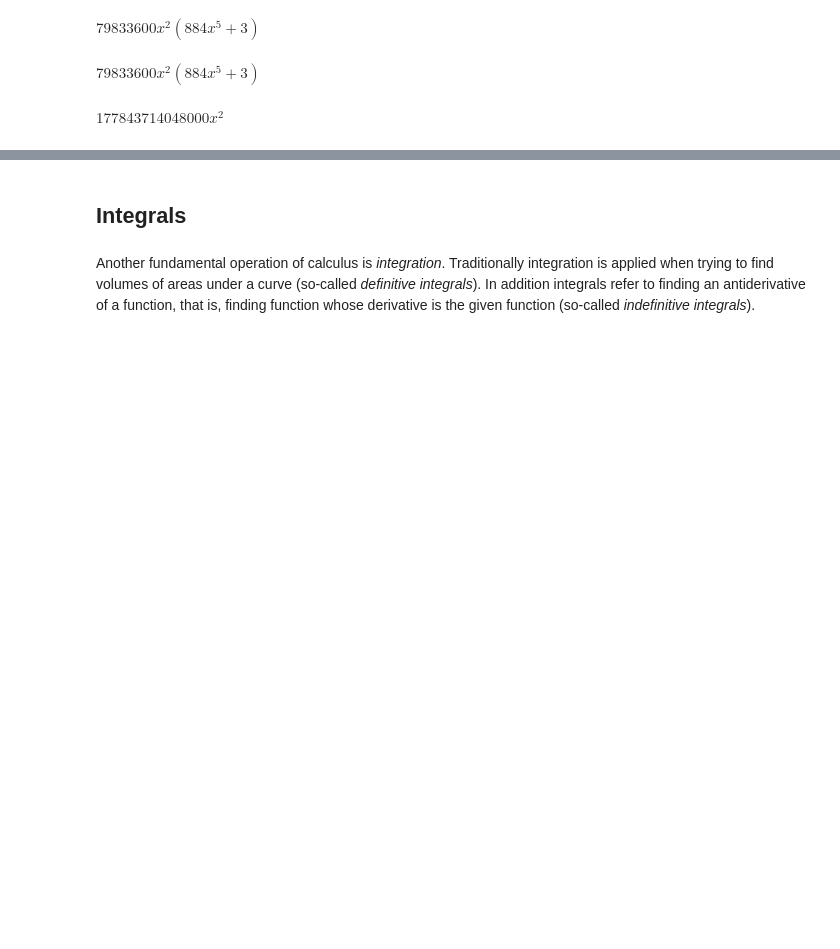
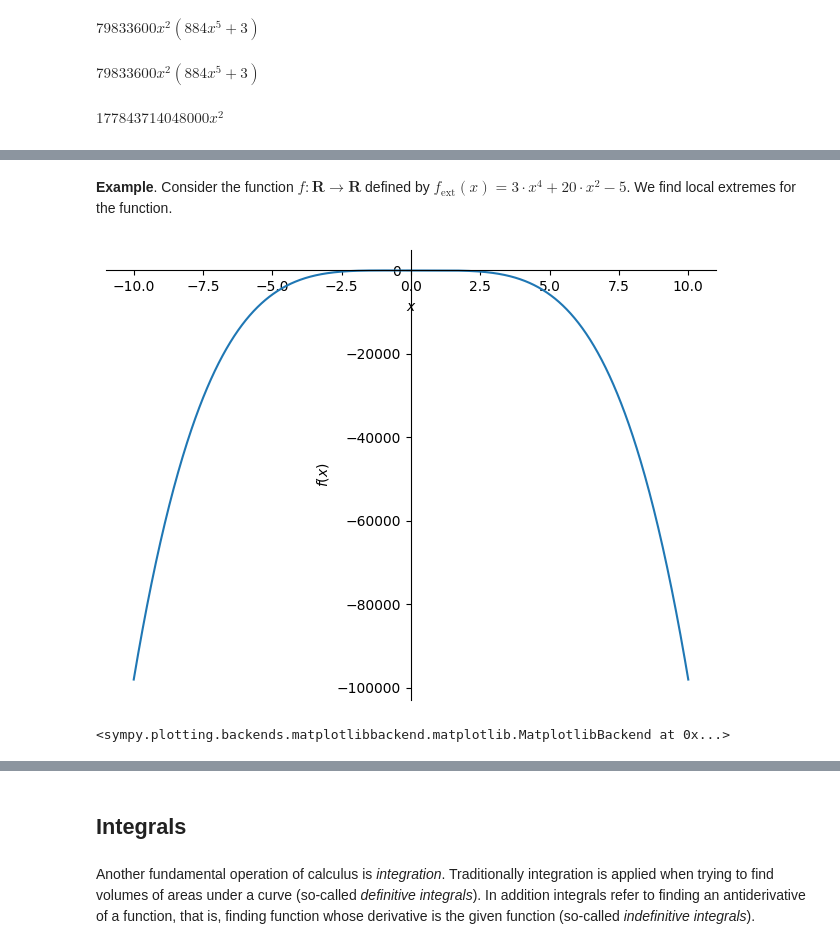
Before and after one commit to juhanurmonen/mathematics_for_data_science, a Jupyter notebook: one_variable_calculus.ipynb, the cells around one changed output, grey strips where cells are left out. Drawn from its saved outputs; the diff is of its cells as text; code cells hidden in the pictures; blank space fills up the shorter version.

```diff
--- a/one_variable_calculus.ipynb
+++ b/one_variable_calculus.ipynb
@@ -280,0 +309,11 @@ $\displaystyle 177843714048000 x^{2}$
+# %% [markdown]
+**Example**. Consider the function $f:\mathbf{R}\to\mathbf{R}$ defined by $f_\mathrm{ext}(x)=3\cdot x^4 + 20\cdot x^2-5$. We find local extremes for the function.
+# %%
+# Define function
+
+f_ext = -10*x**4+20*x**2-5
+
+sympy.plot(f_ext)
+# %% [output]
+[figure, added]
+<sympy.plotting.backends.matplotlibbackend.matplotlib.MatplotlibBackend at 0x...>
```
Also changed, not shown: parts of 29 cells of this notebook.
